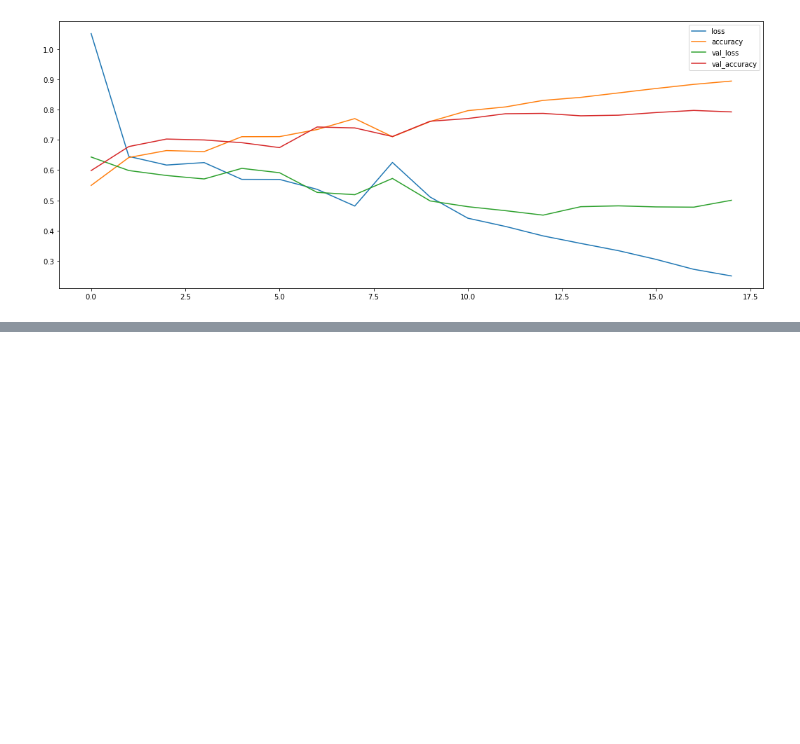
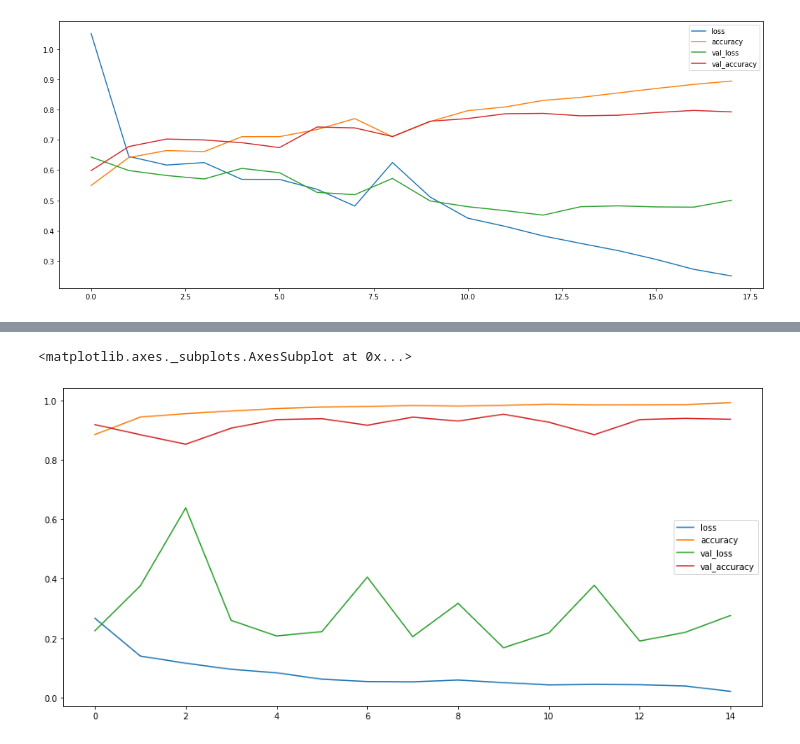
Before and after one commit to NeymanThomas/4499-Assignments, a Jupyter notebook: Mid-Project/MidProject.ipynb, the cells around one changed output, grey strips where cells are left out. Saved outputs shown, nothing was run; the diff lists cells and outputs as text; code cells hidden in the pictures; blank space fills up the shorter version.

```diff
--- a/Mid-Project/MidProject.ipynb
+++ b/Mid-Project/MidProject.ipynb
@@ -294,0 +712,8 @@ What is the accuracy of your best model (on both validation and testing sets)? P
+# %%
+base_model = keras.applications.EfficientNetB0(weights="imagenet",
+                                              include_top=False,
+                                             input_shape=(224,224,3))
+global_avg = keras.layers.GlobalAveragePooling2D()(base_model.output)
+dropout = keras.layers.Dropout(0.05)(global_avg)
+output = keras.layers.Dense(2, activation="softmax")(dropout)
+model = keras.models.Model(inputs=base_model.input, outputs=output)
@@ -309,0 +837,7 @@ pd.DataFrame(history.history).plot(figsize=(18,7))
+# %%
+# Part 3 EfficientNet
+# Evaluation -> loss: 0.2301 - accuracy: 0.9490
+pd.DataFrame(history_Efficient.history).plot(figsize=(15,7))
+# %% [output]
+<matplotlib.axes._subplots.AxesSubplot at 0x...>
+[figure, added]
```
Also changed, not shown: parts of 42 cells of this notebook.
